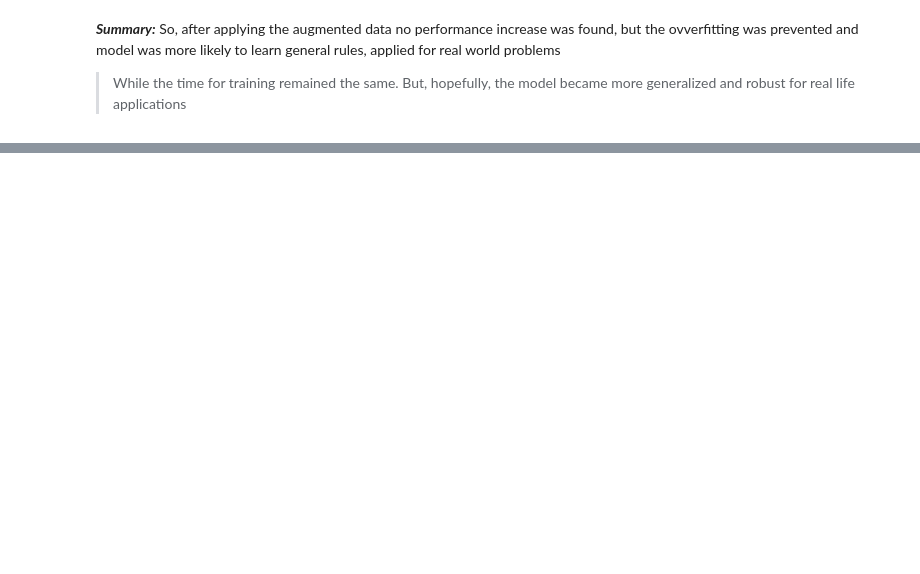
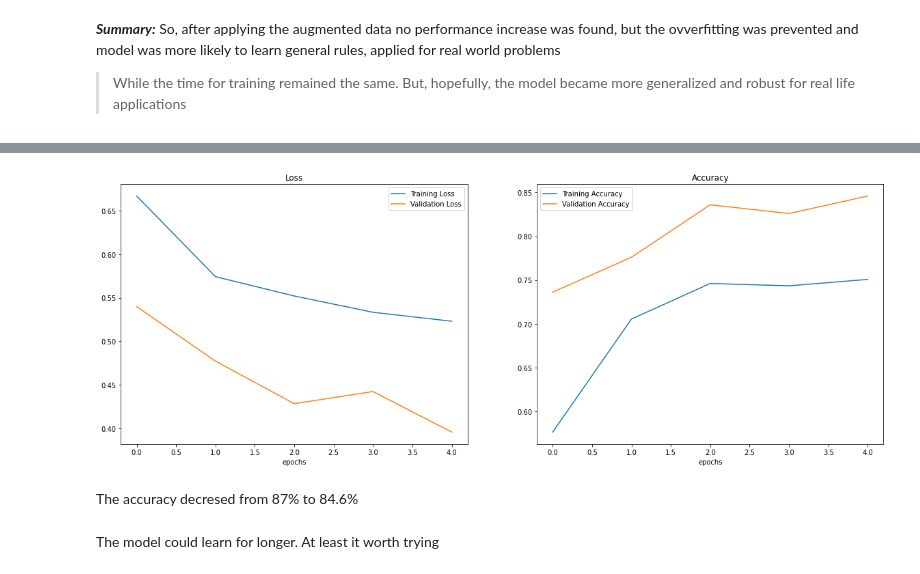
Before and after one commit to Nik-Kras/ZeroToMastery-TensorFlow-MyNotes, a Jupyter notebook: 04. Computer Vision/04. CV - Notes.ipynb, the cells around one changed output, grey strips where cells are left out. Cells and saved outputs as stored; diff of their text form; code cells hidden in the pictures; blank space fills up the shorter version.

```diff
--- a/04. Computer Vision/04. CV - Notes.ipynb
+++ b/04. Computer Vision/04. CV - Notes.ipynb
@@ -994,0 +1042,30 @@ plot_loss_curves(history_7)
+# %%
+# Create a CNN model with mode layers
+model_8 = tf.keras.models.Sequential([
+  tf.keras.layers.Conv2D(filters=10,
+                         kernel_size=3,
+                         activation="relu",
+                         input_shape=(224, 224, 3)),
+  tf.keras.layers.Conv2D(10, 3, activation="relu"),
+  tf.keras.layers.MaxPool2D(2),
+  tf.keras.layers.Conv2D(10, 3, activation="relu"),
+  tf.keras.layers.Conv2D(10, 3, activation="relu"),
+  tf.keras.layers.MaxPool2D(2),
+  tf.keras.layers.Conv2D(10, 3, activation="relu"),
+  tf.keras.layers.Conv2D(10, 3, activation="relu"),
+  tf.keras.layers.MaxPool2D(2),
+  tf.keras.layers.Flatten(),
+  tf.keras.layers.Dense(1, activation="sigmoid")
+])
+
+# Compile the model
+model_8.compile(loss="binary_crossentropy",
+              optimizer=tf.keras.optimizers.Adam(),
+              metrics=["accuracy"])
+
+# Fit the model
+history_8 = model_8.fit(train_data_augmented,
+                        epochs=5,
+                        steps_per_epoch=len(train_data_augmented),
+                        validation_data=test_data,
+                        validation_steps=len(test_data))
@@ -994,0 +1083,8 @@ plot_loss_curves(history_7)
+# %%
+plot_loss_curves(history_8)
+# %% [output]
+[figure, added]
+# %% [markdown]
+The accuracy decresed from 87% to 84.6%
+# %% [markdown]
+The model could learn for longer. At least it worth trying
```
Also changed, not shown: parts of 77 cells of this notebook, 1 other file.
